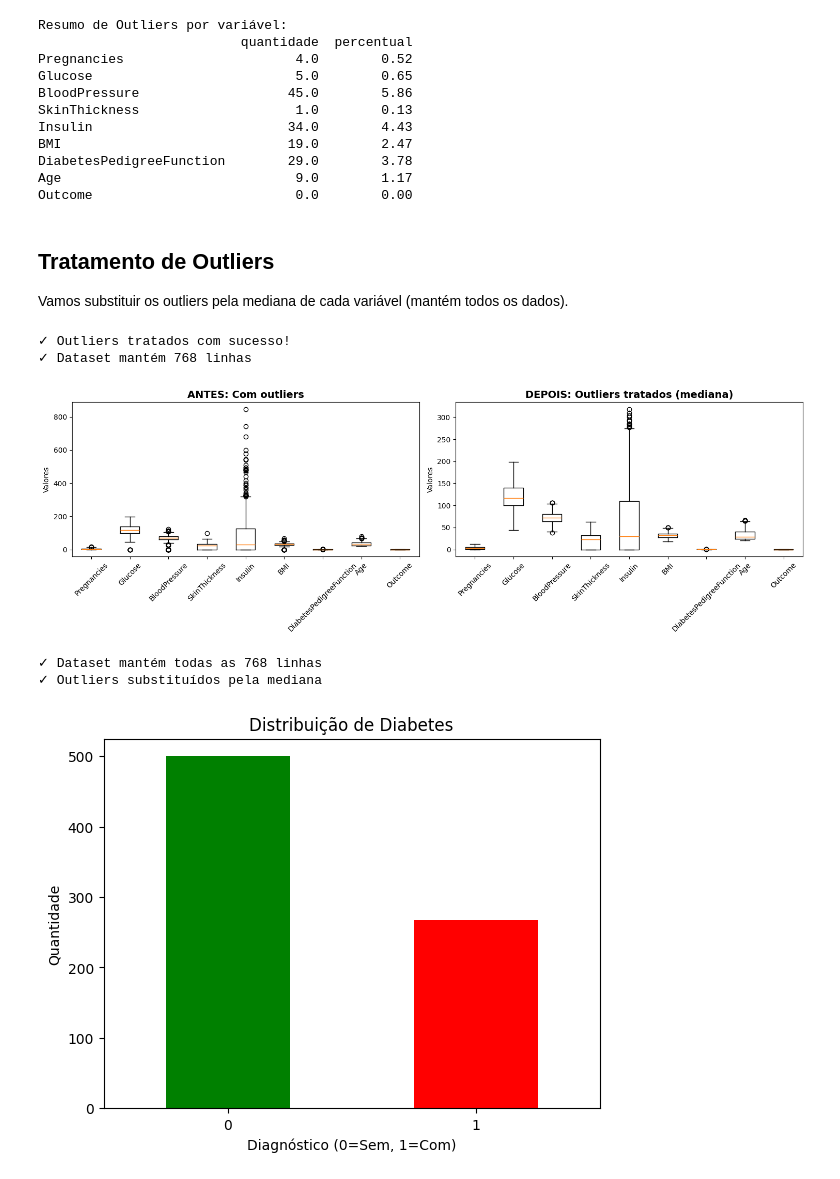
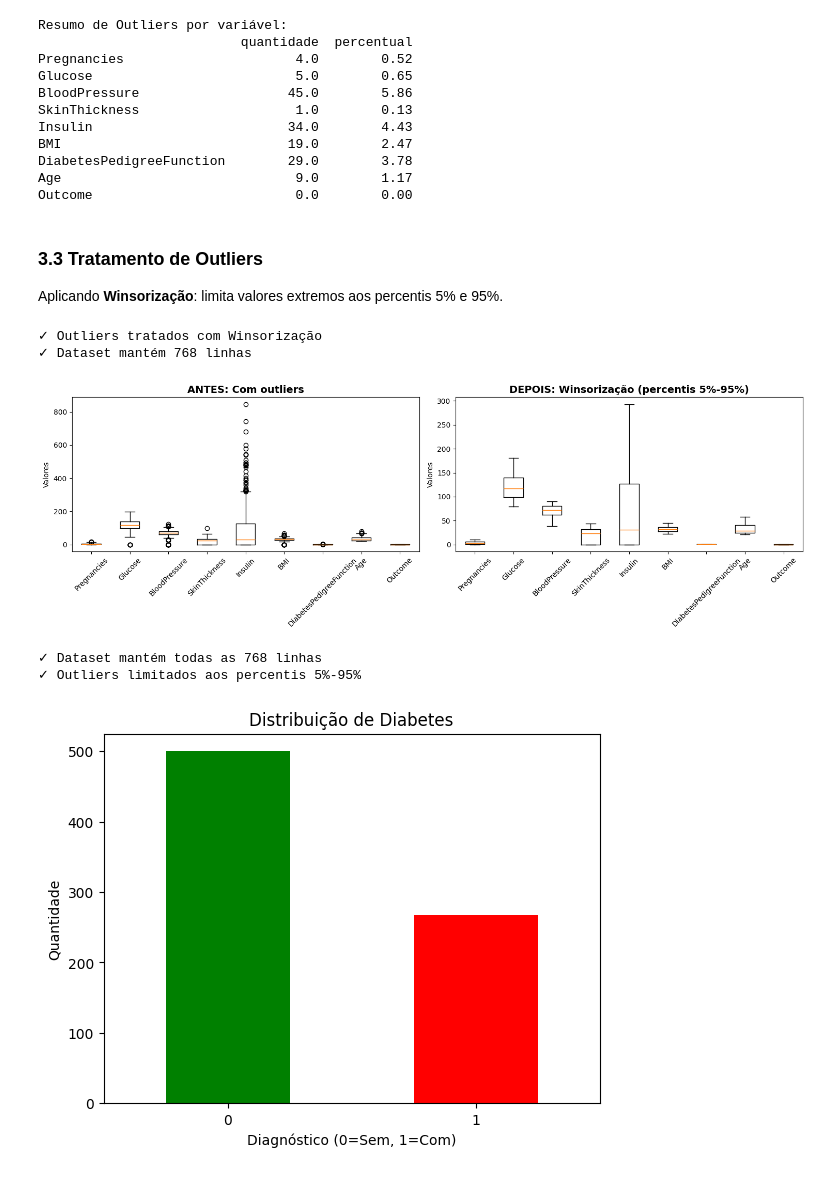
Before and after one commit to VithorDosSantos/diabete-prediction-, a Jupyter notebook: main.ipynb, the cells around one changed output. Saved outputs shown, nothing was run; the diff lists cells and outputs as text; code cells hidden in the pictures.

```diff
--- a/main.ipynb
+++ b/main.ipynb
@@ -129,57 +136,47 @@ DiabetesPedigreeFunction        29.0        3.78
 Age                              9.0        1.17
 Outcome                          0.0        0.00
 # %% [markdown]
-## Tratamento de Outliers
+### 3.3 Tratamento de Outliers
 
-Vamos substituir os outliers pela mediana de cada variável (mantém todos os dados).
+Aplicando **Winsorização**: limita valores extremos aos percentis 5% e 95%.
-# %%
-def tratar_outliers(df):
-    df_tratado = df.copy()
-    for col in df.columns:
-        Q1 = df[col].quantile(0.25)
-        Q3 = df[col].quantile(0.75)
-        IQR = Q3 - Q1
-        limite_inferior = Q1 - 1.5 * IQR
-        limite_superior = Q3 + 1.5 * IQR
-
-        mediana = df[col].median()
-
-        df_tratado.loc[df_tratado[col] < limite_inferior, col] = mediana
-        df_tratado.loc[df_tratado[col] > limite_superior, col] = mediana
-
-    return df_tratado
-
-data_tratado = tratar_outliers(data)
-print(f"✓ Outliers tratados com sucesso!")
-print(f"✓ Dataset mantém {len(data_tratado)} linhas")
-# %% [output]
-✓ Outliers tratados com sucesso!
-✓ Dataset mantém 768 linhas
+# %%
+def tratar_outliers_winsorization(df, percentil_inferior=5, percentil_superior=95):
+    df_tratado = df.copy()
+    for col in df.columns:
+        limite_inferior = df[col].quantile(percentil_inferior/100)
+        limite_superior = df[col].quantile(percentil_superior/100)
+        df_tratado[col] = df_tratado[col].clip(lower=limite_inferior, upper=limite_superior)
+    return df_tratado
+
+data_tratado = tratar_outliers_winsorization(data)
+print(f"✓ Outliers tratados com Winsorização")
+print(f"✓ Dataset mantém {len(data_tratado)} linhas")
+# %% [output]
+✓ Outliers tratados com Winsorização
+✓ Dataset mantém 768 linhas
 # %%
 
 fig, axes = plt.subplots(1, 2, figsize=(15, 5))
 
-# Antes
 axes[0].boxplot([data[col] for col in data.columns], labels=data.columns)
 axes[0].set_title('ANTES: Com outliers', fontsize=14, fontweight='bold')
 axes[0].tick_params(axis='x', rotation=45)
 axes[0].set_ylabel('Valores')
 
-# Depois
 axes[1].boxplot([data_tratado[col] for col in data_tratado.columns], labels=data_tratado.columns)
-axes[1].set_title('DEPOIS: Outliers tratados (mediana)', fontsize=14, fontweight='bold')
+axes[1].set_title('DEPOIS: Winsorização (percentis 5%-95%)', fontsize=14, fontweight='bold')
 axes[1].tick_params(axis='x', rotation=45)
 axes[1].set_ylabel('Valores')
 
 plt.tight_layout()
 plt.show()
 
 print(f"\n✓ Dataset mantém todas as {len(data_tratado)} linhas")
-print(f"✓ Outliers substituídos pela mediana")
+print(f"✓ Outliers limitados aos percentis 5%-95%")
 # %% [output]
-[figure, old version]
+[figure, new version]
 ✓ Dataset mantém todas as 768 linhas
-✓ Outliers substituídos pela mediana
+✓ Outliers limitados aos percentis 5%-95%
 # %%
 
 data_tratado['Outcome'].value_counts().plot(kind='bar', color=['green', 'red'])
```
Also changed, not shown: parts of 59 cells of this notebook, 3 other files.
